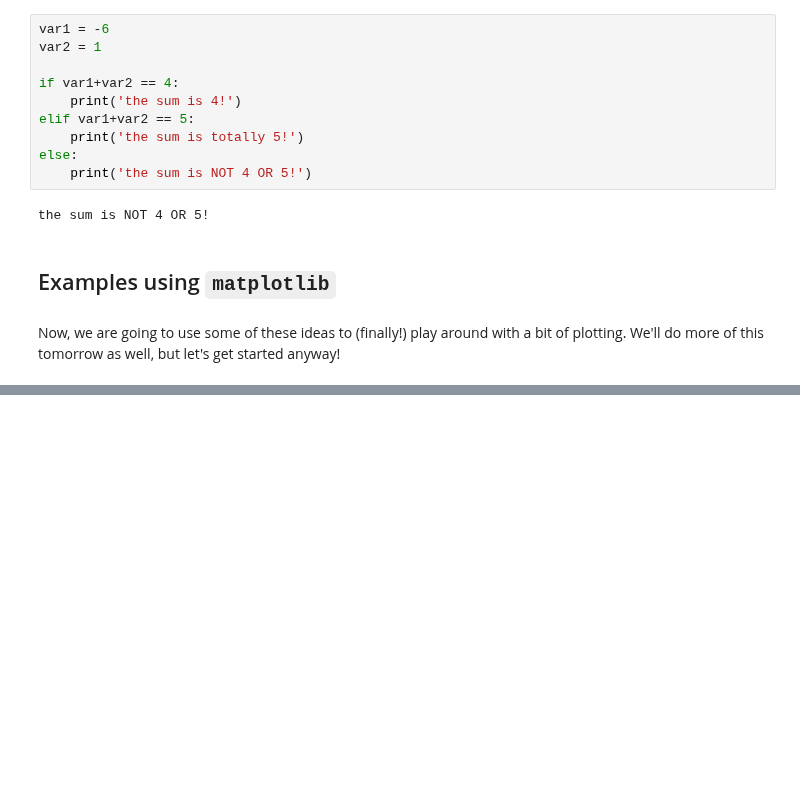
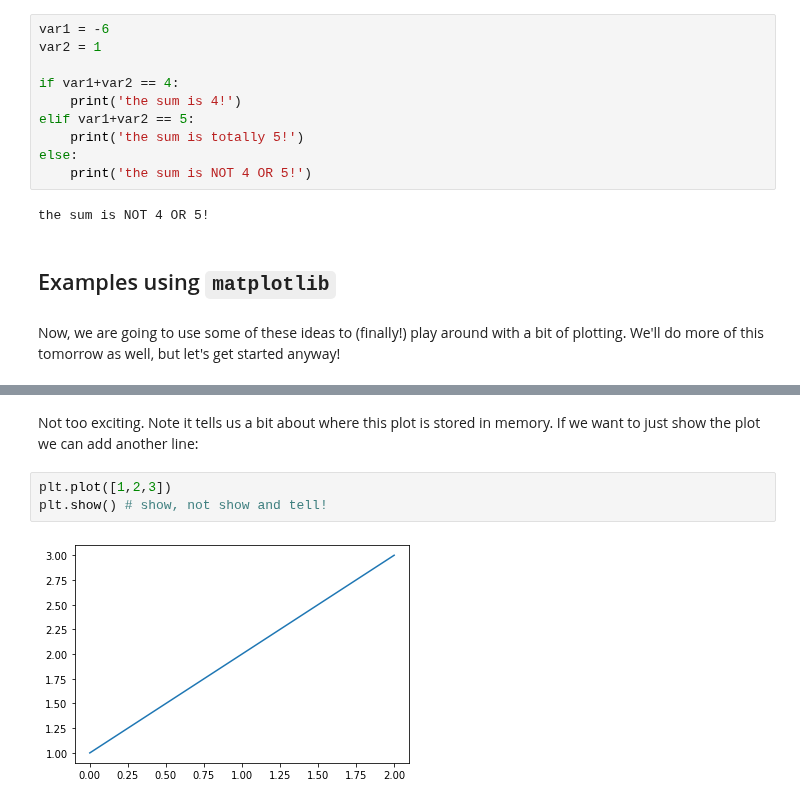
Before and after one commit to jnaiman/csci-p-14110_su2020, a Jupyter notebook: lesson02/prep_notebook_lesson02.ipynb, the cells around one changed output, grey strips where cells are left out. Cells and saved outputs as stored; diff of their text form; blank space fills up the shorter version.

```diff
--- a/lesson02/prep_notebook_lesson02.ipynb
+++ b/lesson02/prep_notebook_lesson02.ipynb
@@ -487,0 +497,7 @@ Now, we are going to use some of these ideas to (finally!) play around with a bi
+# %% [markdown]
+Not too exciting.  Note it tells us a bit about where this plot is stored in memory.  If we want to just show the plot we can add another line:
+# %%
+plt.plot([1,2,3])
+plt.show() # show, not show and tell!
+# %% [output]
+[figure, added]
```
Also changed, not shown: parts of 20 cells of this notebook, 2 other files.
